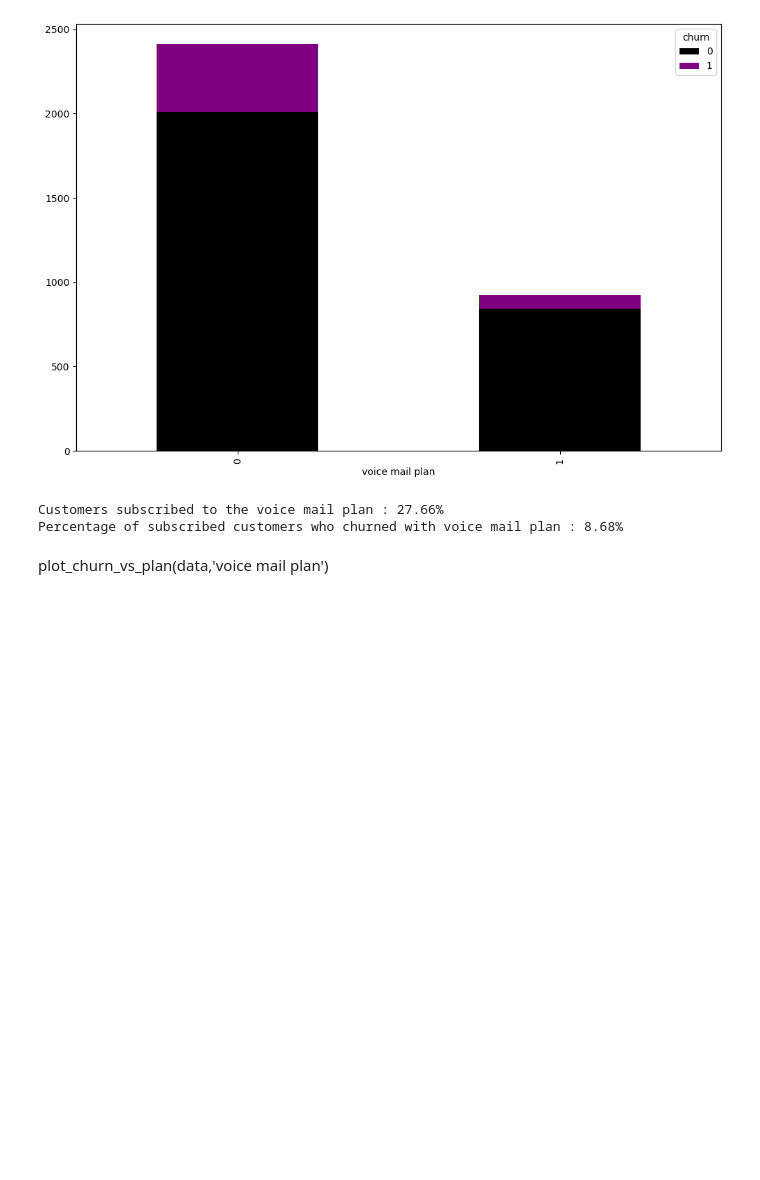
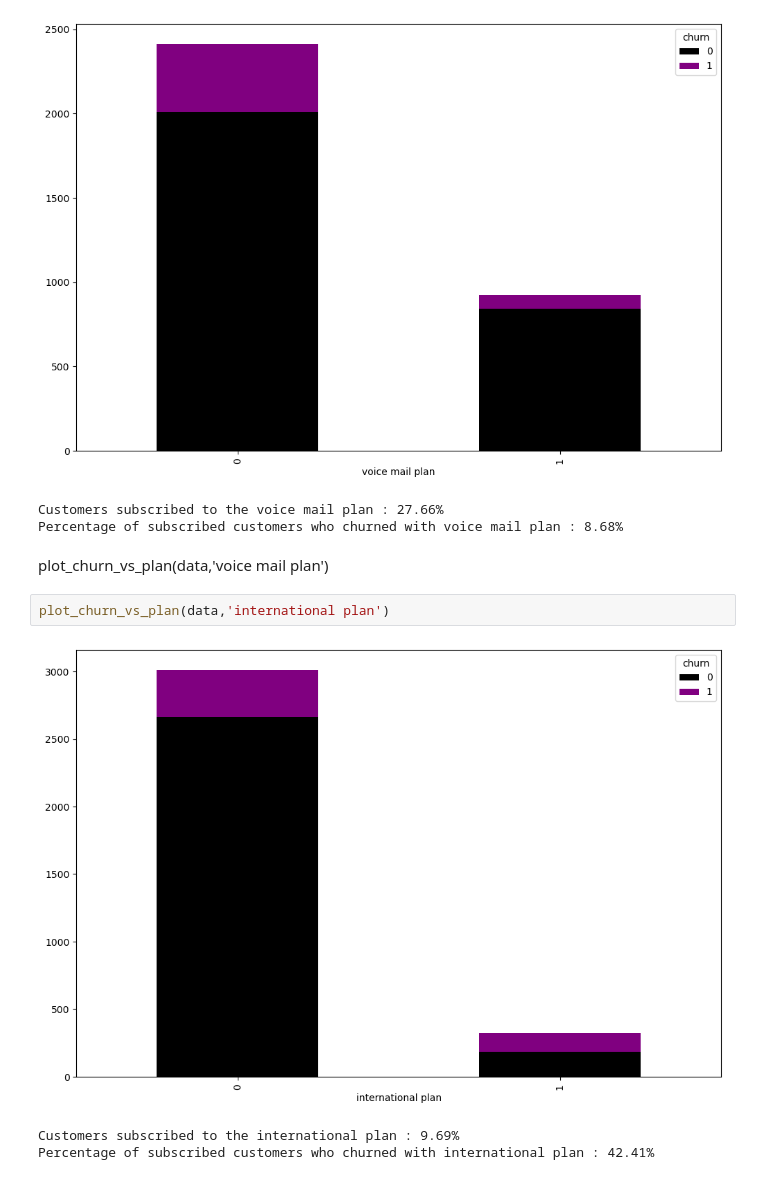
Before and after one commit to KMalinga/churn, a Jupyter notebook: student.ipynb, the cells around one changed output. Saved outputs shown, nothing was run; the diff lists cells and outputs as text; blank space fills up the shorter version.

```diff
--- a/student.ipynb
+++ b/student.ipynb
@@ -455,3 +455,9 @@ Customers subscribed to the voice mail plan : 27.66%
 Percentage of subscribed customers who churned with voice mail plan : 8.68%
 # %% [markdown]
 plot_churn_vs_plan(data,'voice mail plan')
+# %%
+plot_churn_vs_plan(data,'international plan')
+# %% [output]
+[figure, added]
+Customers subscribed to the international plan : 9.69%
+Percentage of subscribed customers who churned with international plan : 42.41%
```
Also changed, not shown: parts of 4 cells of this notebook.
